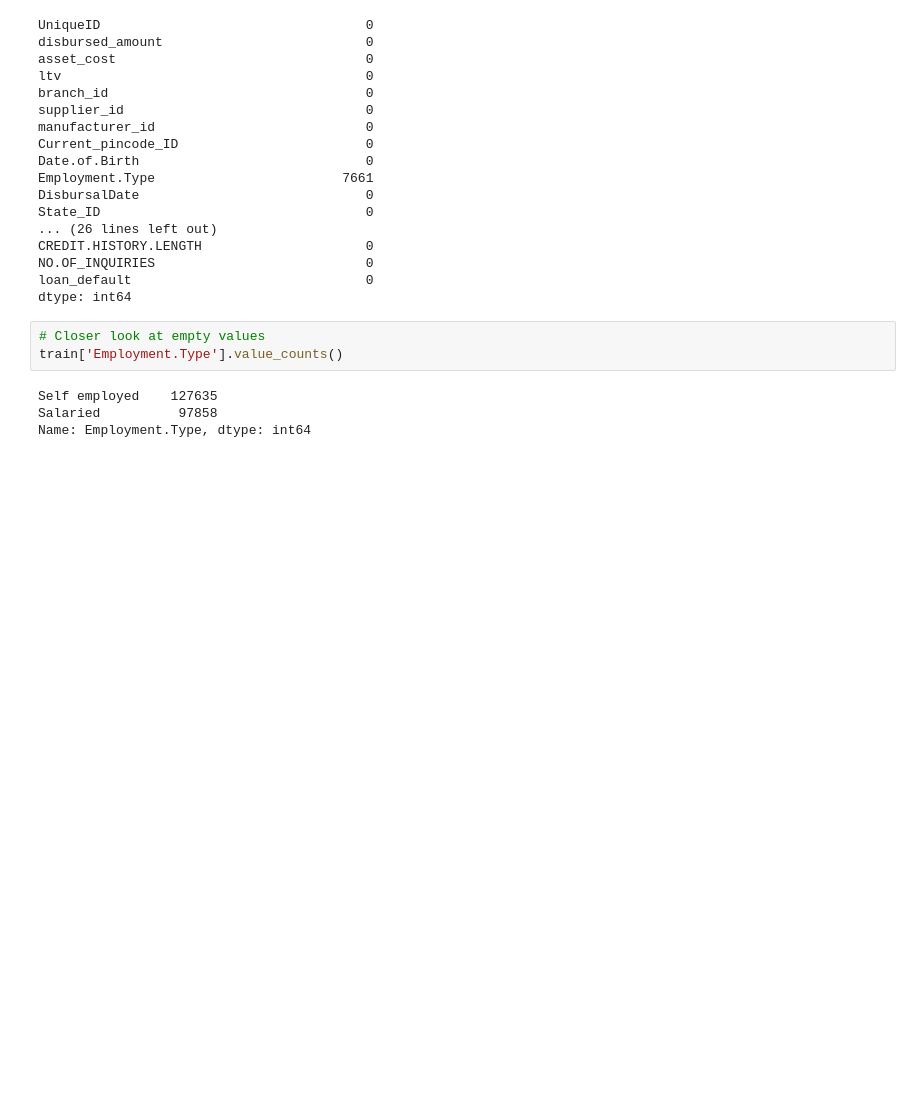
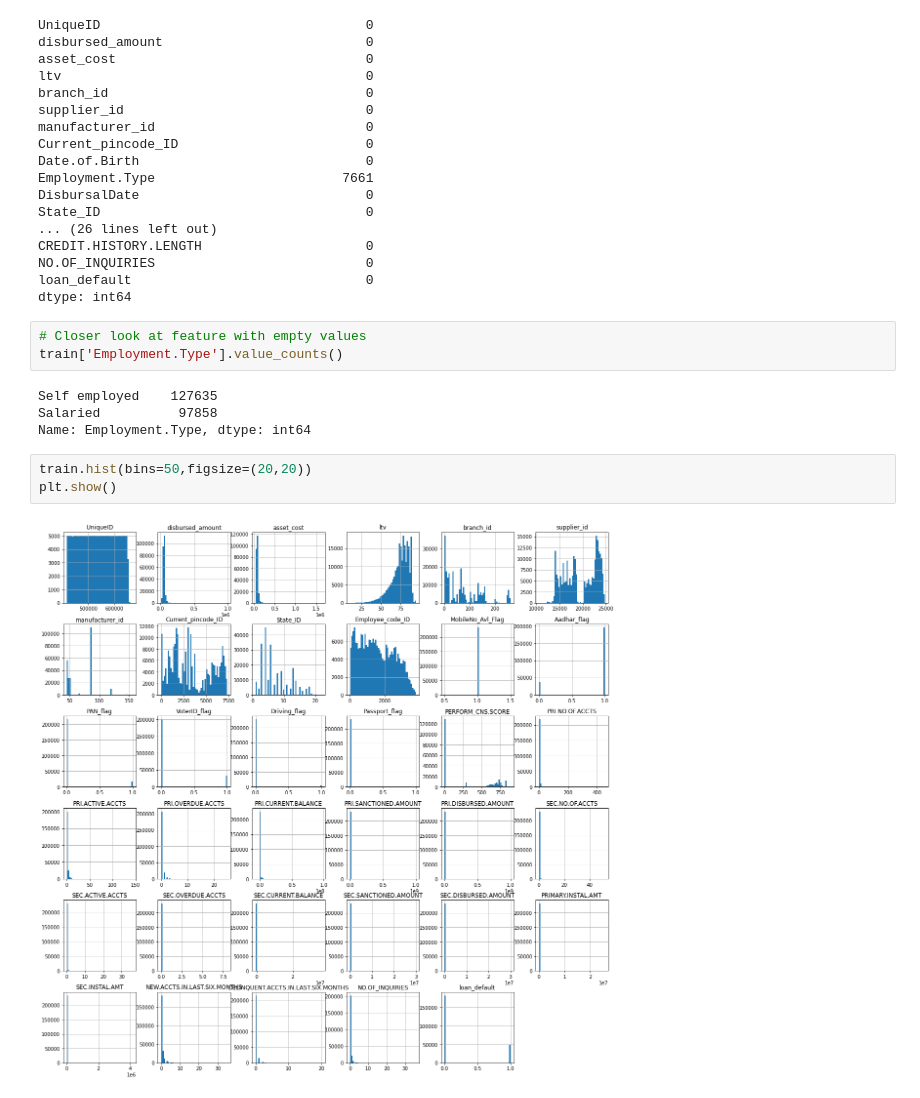
Before and after one commit to techno1731/Docker_DVC_Sklearn_log_reg, a Jupyter notebook: main/eda.ipynb, the cells around one changed output. Saved outputs shown, nothing was run; the diff lists cells and outputs as text; blank space fills up the shorter version.

```diff
--- a/main/eda.ipynb
+++ b/main/eda.ipynb
@@ -97,9 +117,14 @@ NO.OF_INQUIRIES                           0
 loan_default                              0
 dtype: int64
 # %%
-# Closer look at empty values
+# Closer look at feature with empty values
 train['Employment.Type'].value_counts()
 # %% [output]
 Self employed    127635
 Salaried          97858
 Name: Employment.Type, dtype: int64
+# %%
+train.hist(bins=50,figsize=(20,20))
+plt.show()
+# %% [output]
+[figure, added]
```
Also changed, not shown: parts of 10 cells of this notebook, 3 other files.
